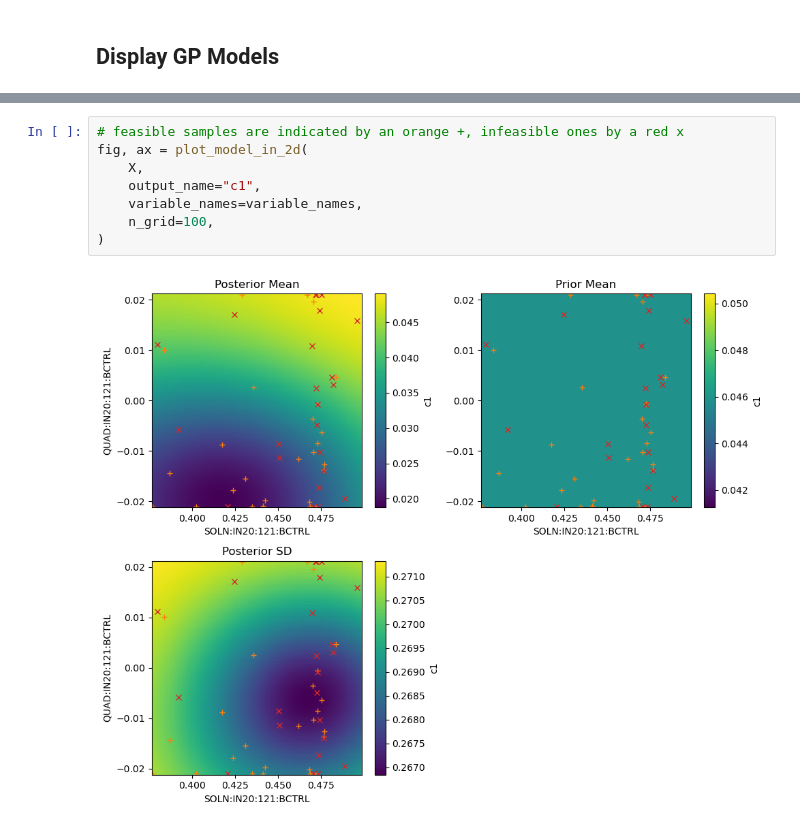
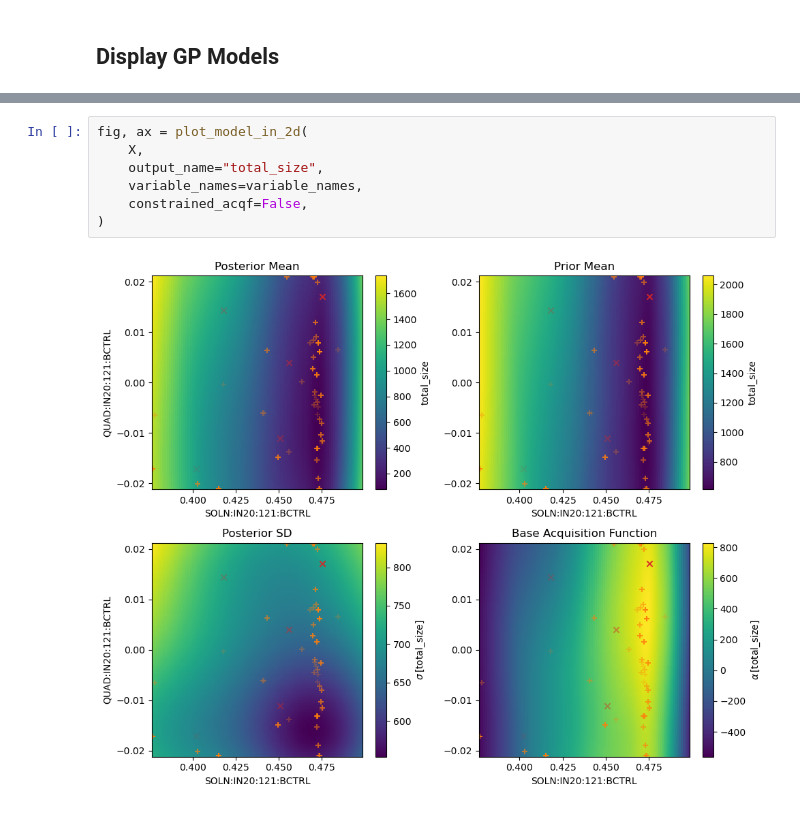
Before and after one commit to t-bz/SLAC_Xopt, a Jupyter notebook: lcls/nn_prior/offline_test_nn_optimization.ipynb, the cells around one changed output, grey strips where cells are left out. Cells and saved outputs as stored; diff of their text form.

```diff
--- a/lcls/nn_prior/offline_test_nn_optimization.ipynb
+++ b/lcls/nn_prior/offline_test_nn_optimization.ipynb
@@ -213,10 +219,9 @@ fig, ax = plot_model_in_2d(
-# %%
-# feasible samples are indicated by an orange +, infeasible ones by a red x
-fig, ax = plot_model_in_2d(
-    X,
-    output_name="c1",
-    variable_names=variable_names,
-    n_grid=100,
-)
-# %% [output]
-[figure, removed]
+# %%
+fig, ax = plot_model_in_2d(
+    X,
+    output_name="total_size",
+    variable_names=variable_names,
+    constrained_acqf=False,
+)
+# %% [output]
+[figure, added]
```
Also changed, not shown: parts of 12 cells of this notebook.
